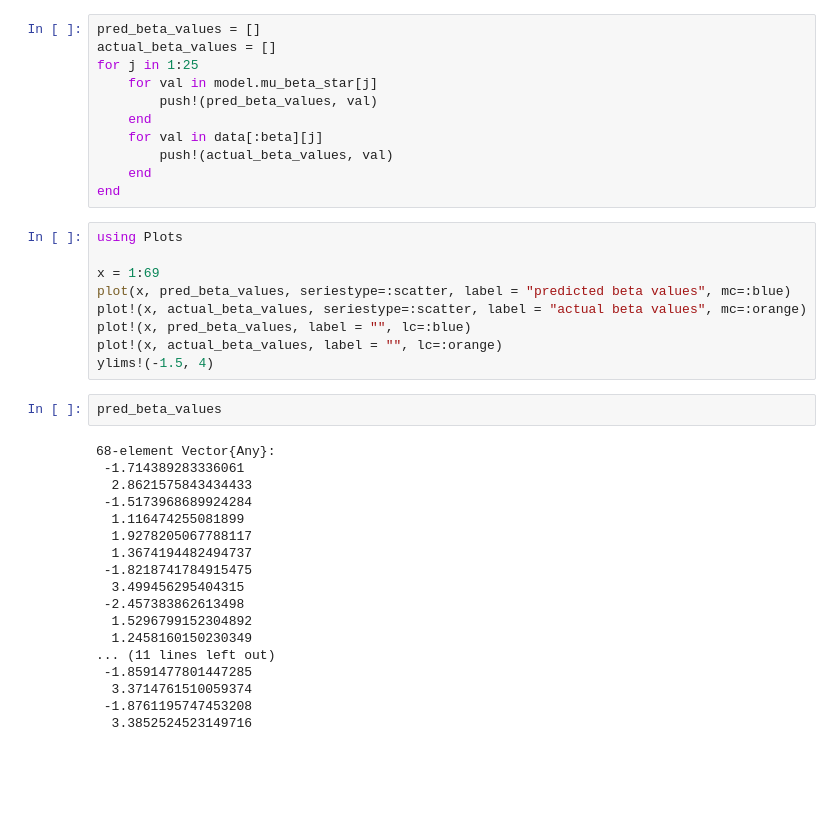
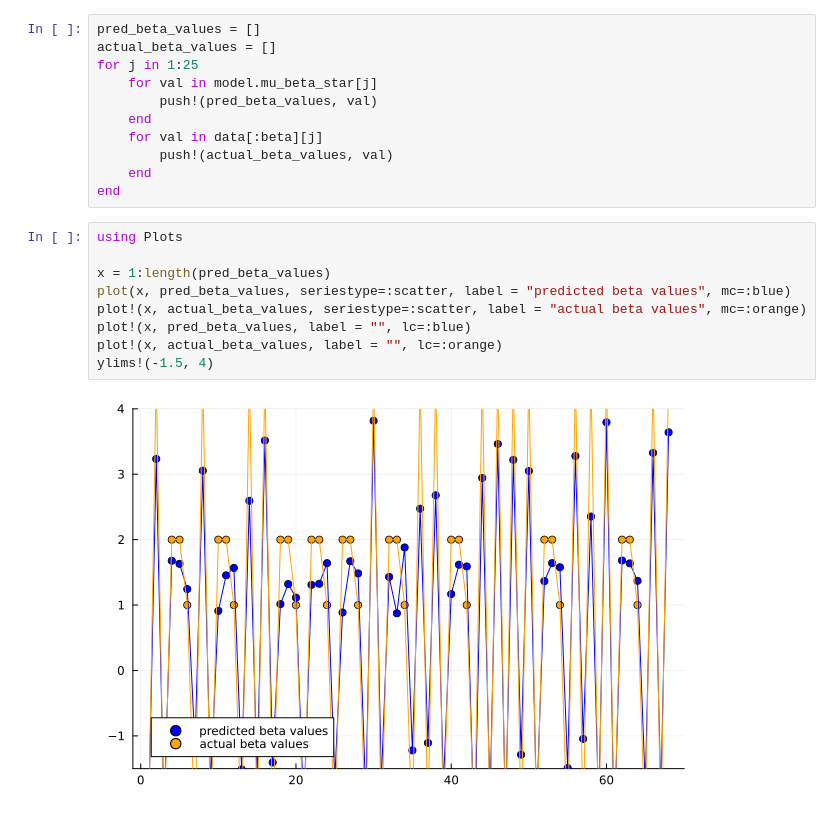
Before and after one commit to dc165/BBVI, a Jupyter notebook: TCDM_model/BBVI for TDCM.ipynb, the cells around one changed output. Drawn from its saved outputs; the diff is of its cells as text; blank space fills up the shorter version.

```diff
--- a/TCDM_model/BBVI for TDCM.ipynb
+++ b/TCDM_model/BBVI for TDCM.ipynb
@@ -1328,29 +656,11 @@ end
 # %%
 using Plots
 
-x = 1:69
+x = 1:length(pred_beta_values)
 plot(x, pred_beta_values, seriestype=:scatter, label = "predicted beta values", mc=:blue)
 plot!(x, actual_beta_values, seriestype=:scatter, label = "actual beta values", mc=:orange)
 plot!(x, pred_beta_values, label = "", lc=:blue)
 plot!(x, actual_beta_values, label = "", lc=:orange)
 ylims!(-1.5, 4)
+# %% [output]
+[figure, added]
-# %%
-pred_beta_values
-# %% [output]
-68-element Vector{Any}:
- -1.714389283336061
-  2.8621575843434433
- -1.5173968689924284
-  1.116474255081899
-  1.9278205067788117
-  1.3674194482494737
- -1.8218741784915475
-  3.499456295404315
- -2.457383862613498
-  1.5296799152304892
-  1.2458160150230349
-... (11 lines left out)
- -1.8591477801447285
-  3.3714761510059374
- -1.8761195747453208
-  3.3852524523149716
```
Also changed, not shown: parts of 14 cells of this notebook, 1 other file.
